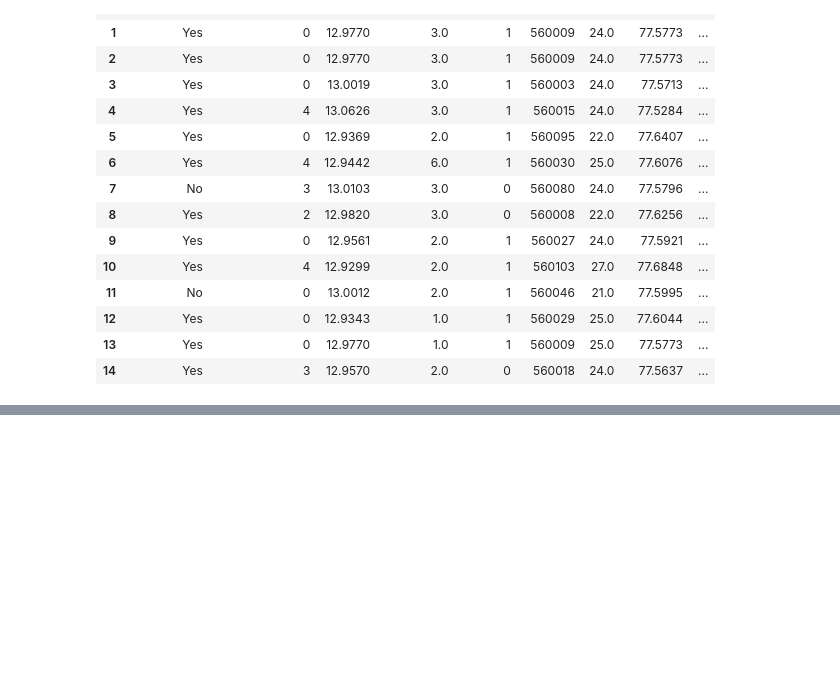
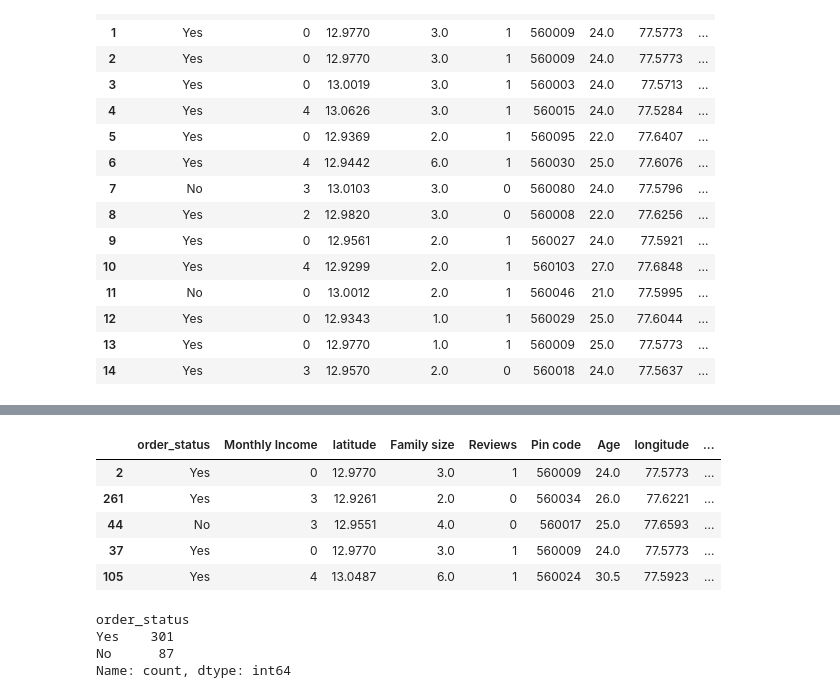
Before and after one commit to Kanha-kn/nits_git_notes, a Jupyter notebook: eda.ipynb, the cells around one changed output, grey strips where cells are left out. Drawn from its saved outputs; the diff is of its cells as text; code cells hidden in the pictures; blank space fills up the shorter version.

```diff
--- a/eda.ipynb
+++ b/eda.ipynb
@@ -387,0 +398,20 @@ df.head(15)
+# %%
+d3={'Uneducated':0,'School':1,'Graduate':2,'Post Graduate':3,'Ph.D':4}
+df['Educational Qualifications'].str.strip()
+df['Educational Qualifications']=df['Educational Qualifications'].map(d3)
+# %%
+df.sample(5)
+# %% [output]
+|  | order_status | Monthly Income | latitude | Family size | Reviews | Pin code | Age | longitude | ... |
+| 2 | Yes | 0 | 12.9770 | 3.0 | 1 | 560009 | 24.0 | 77.5773 | ... |
+| 261 | Yes | 3 | 12.9261 | 2.0 | 0 | 560034 | 26.0 | 77.6221 | ... |
+| 44 | No | 3 | 12.9551 | 4.0 | 0 | 560017 | 25.0 | 77.6593 | ... |
+| 37 | Yes | 0 | 12.9770 | 3.0 | 1 | 560009 | 24.0 | 77.5773 | ... |
+| 105 | Yes | 4 | 13.0487 | 6.0 | 1 | 560024 | 30.5 | 77.5923 | ... |
+# %%
+df['order_status'].value_counts()
+# %% [output]
+order_status
+Yes    301
+No      87
+Name: count, dtype: int64
```
Also changed, not shown: parts of 4 cells of this notebook.
